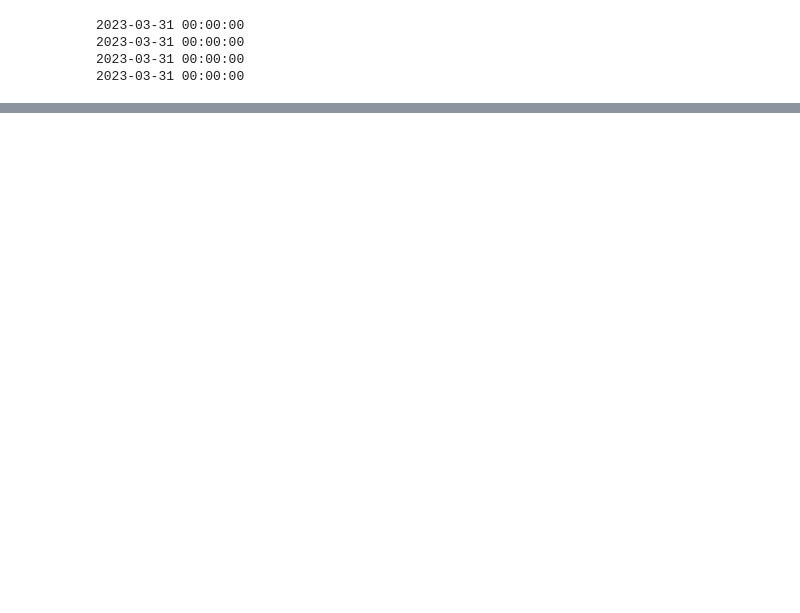
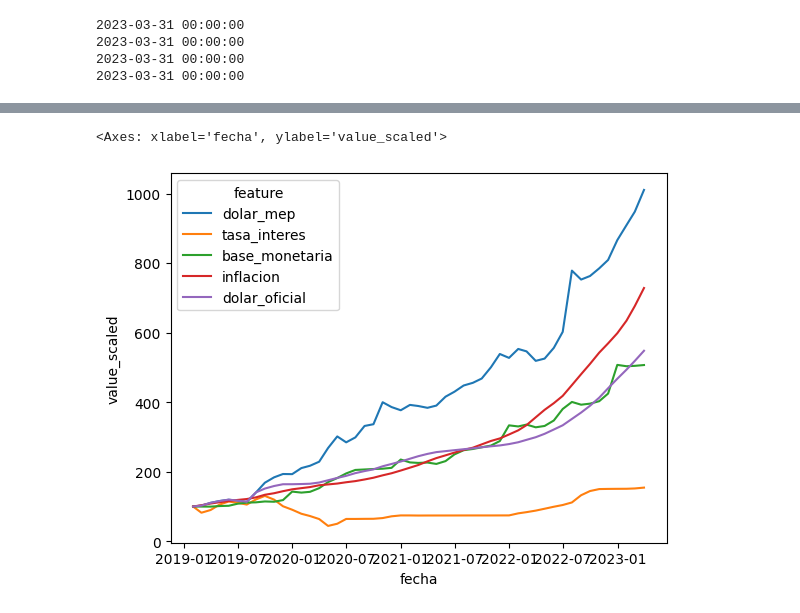
Before and after one commit to ChFontana/Projects, a Jupyter notebook: Argetina Macroeconomy/notebooks/argentina_data_exploration.ipynb, the cells around one changed output, grey strips where cells are left out. Saved outputs shown, nothing was run; the diff lists cells and outputs as text; code cells hidden in the pictures; blank space fills up the shorter version.

```diff
--- a/Argetina Macroeconomy/notebooks/argentina_data_exploration.ipynb
+++ b/Argetina Macroeconomy/notebooks/argentina_data_exploration.ipynb
@@ -573,6 +577,9 @@ dolar_oficial_final['feature'] = 'dolar_oficial'
 # The rest will be the variation of the value based on the first row.
 dolar_oficial_final['value_scaled'] = dolar_oficial_final['value'] / dolar_oficial_final['value'].iloc[0] * 100
 
+# Rename index to fecha.
+dolar_oficial_final.index.names = ['fecha']
+
 # Make a new column called dolar_oficial_variation.
 # The first row will be 0, the rest will be the variation of the value based on the previous row.
 dolar_oficial_final['variation'] = dolar_oficial_final['value_scaled'].pct_change()
@@ -688,6 +695,9 @@ inflacion_final['value_scaled'] = inflacion_final['value'] / inflacion_final['va
 # The first row will be 0, the rest will be the variation of the value based on the previous row.
 inflacion_final['variation'] = inflacion_final['value_scaled'].pct_change()
 
+# Transform fecha to the index.
+inflacion_final.set_index('fecha', inplace=True)
+
 # Print the new dataset.
 print(inflacion_final)
 # %% [output]
@@ -721,0 +734,9 @@ print(inflacion_2019_max.fecha.max())
+# %%
+# Join the 5 dataframes into one, using fecha as join key.
+final_df = pd.concat([dolar_mep_final, dolar_oficial_final, tasa_interes_final, base_monetaria_final, inflacion_final])
+
+# Sort by fecha.
+final_df.sort_values(by=['fecha'], inplace=True)
+
+# Print the new dataframe.
+print(final_df)
@@ -721,0 +759,6 @@ print(inflacion_2019_max.fecha.max())
+# %%
+# Plot value scaled as y, use x as fecha, use feature as hue.
+sns.lineplot(data=final_df, x='fecha', y='value_scaled', hue='feature')
+# %% [output]
+<Axes: xlabel='fecha', ylabel='value_scaled'>
+[figure, added]
```
Also changed, not shown: parts of 15 cells of this notebook.
